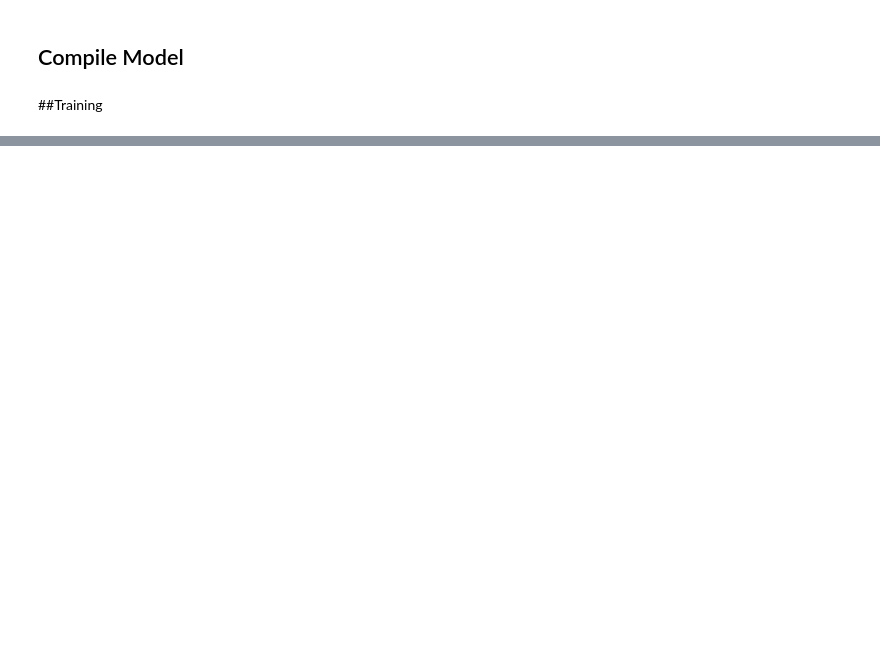
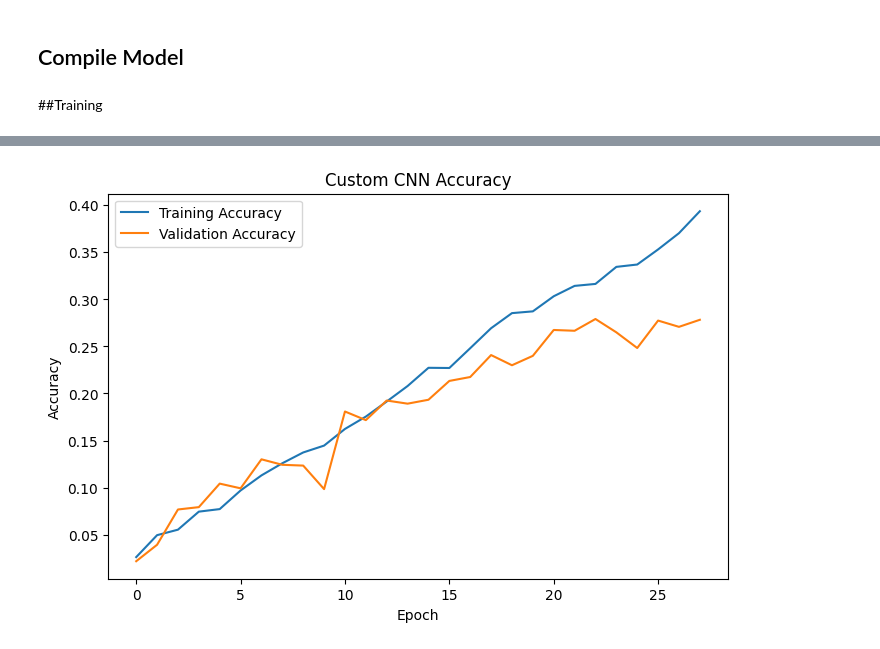
Before and after one commit to Devadeth-cmyk/ICT-Assignment-and-Assessment, a Jupyter notebook: CV_CIFAR_100.ipynb, the cells around one changed output, grey strips where cells are left out. Saved outputs shown, nothing was run; the diff lists cells and outputs as text; code cells hidden in the pictures; blank space fills up the shorter version.

```diff
--- a/CV_CIFAR_100.ipynb
+++ b/CV_CIFAR_100.ipynb
@@ -108,20 +120,16 @@ X_test_small = X_test_small.astype("float32") / 255.0
 # %%
 # Onehot encode the labels
 
-y_train_small = to_categorical(y_train_small, 100)
-y_test_small = to_categorical(y_test_small, 100)
+y_train_cnn = to_categorical(y_train_small, 100)
+y_test_cnn = to_categorical(y_test_small, 100)
 # %%
-# Data Augmentation
-
 train_datagen = ImageDataGenerator(
-    rotation_range = 15,
+    rotation_range = 10,
     width_shift_range = 0.1,
     height_shift_range = 0.1,
     horizontal_flip = True,
-    zoom_range = 0.2
+    zoom_range = 0.1
 )
-
-train_datagen.fit(X_train_small)
 # %% [markdown]
 #Model Building
 # %%
@@ -213,11 +237,11 @@ checkpoint = ModelCheckpoint(
     verbose = 1
 )
 # %%
-# # Model Training
+# Model Training
 
-# history = model.fit(
-#     train_datagen.flow(X_train_small, y_train_small, batch_size=32),
-#     epochs = 50,
-#     validation_data = (X_test_small, y_test_small),
-#     callbacks = [early_stop, checkpoint]
-# )
+history = model.fit(
+    train_datagen.flow(X_train_cnn, y_train_cnn, batch_size = 32),
+    epochs = 30,
+    validation_data = (X_test_cnn, y_test_cnn),
+    callbacks = [early_stop, checkpoint]
+)
@@ -231,13 +277,15 @@ print("Test Accuracy:", accuracy)
 # %%
-# plt.figure(figsize=(8,5))
+plt.figure(figsize=(8,5))
 
-# plt.plot(history.history['accuracy'], label = 'Training Accuracy')
-# plt.plot(history.history['val_accuracy'], label = 'Validation Accuracy')
+plt.plot(history.history['accuracy'], label = 'Training Accuracy')
+plt.plot(history.history['val_accuracy'], label = 'Validation Accuracy')
 
-# plt.title('Custom CNN Accuracy')
-# plt.xlabel('Epoch')
-# plt.ylabel('Accuracy')
-# plt.legend()
+plt.title('Custom CNN Accuracy')
+plt.xlabel('Epoch')
+plt.ylabel('Accuracy')
+plt.legend()
 
-# plt.show()
+plt.show()
+# %% [output]
+[figure, added]
 # %%
```
Also changed, not shown: parts of 31 cells of this notebook.
